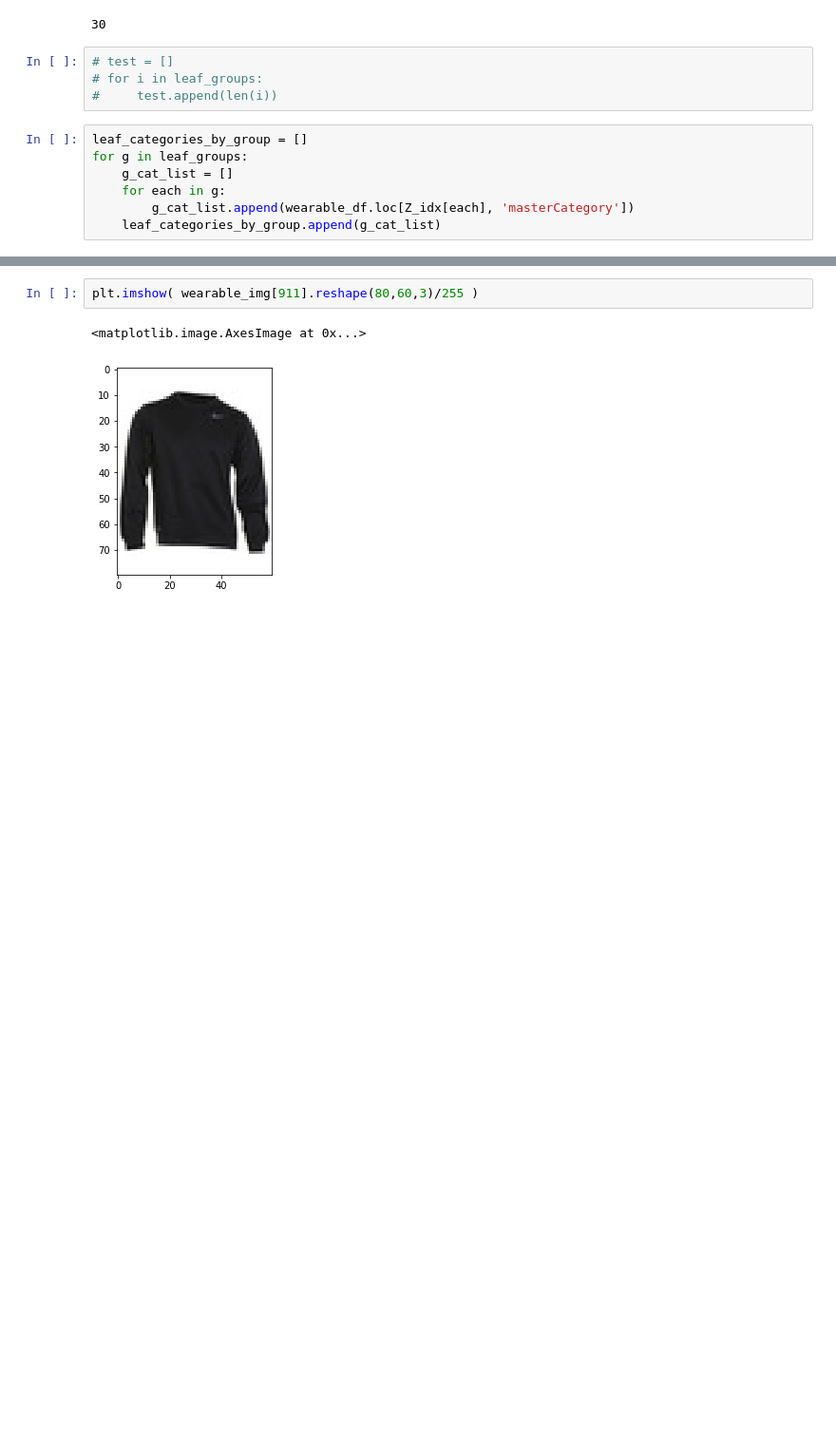
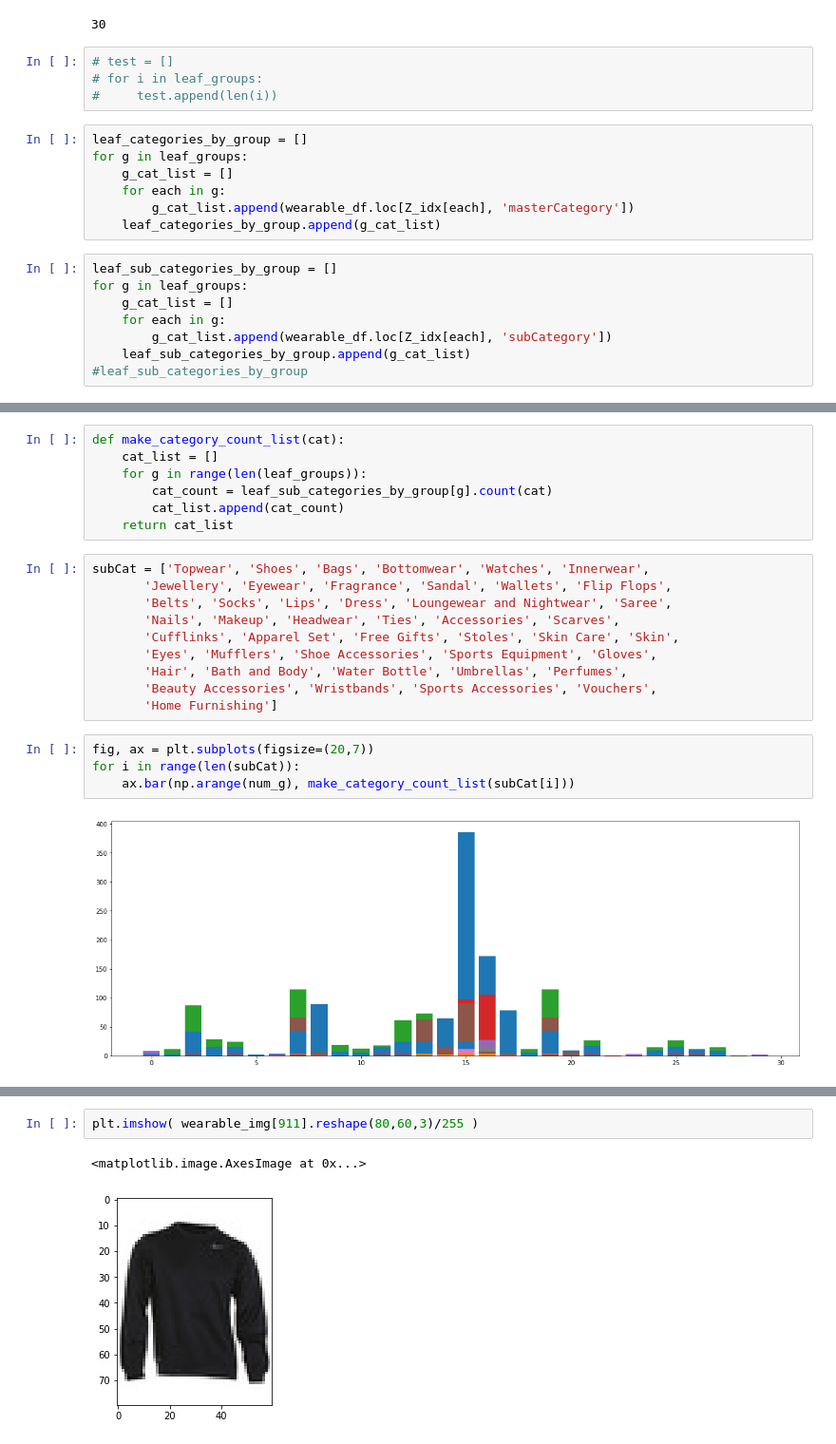
Before and after one commit to kellystroh/Clothing-Classification, a Jupyter notebook: Dendrogram.ipynb, the cells around one changed output, grey strips where cells are left out. Shown at 95% size. Drawn from its saved outputs; the diff is of its cells as text; blank space fills up the shorter version.

Commit message:
I care so much about this commit I could write a paragraph."

```diff
--- a/Dendrogram.ipynb
+++ b/Dendrogram.ipynb
@@ -328,3 +292,11 @@ for g in leaf_groups:
     for each in g:
         g_cat_list.append(wearable_df.loc[Z_idx[each], 'masterCategory'])
     leaf_categories_by_group.append(g_cat_list)
+# %%
+leaf_sub_categories_by_group = []
+for g in leaf_groups:
+    g_cat_list = []
+    for each in g:
+        g_cat_list.append(wearable_df.loc[Z_idx[each], 'subCategory'])
+    leaf_sub_categories_by_group.append(g_cat_list)
+#leaf_sub_categories_by_group
@@ -330,0 +347,23 @@ for g in leaf_groups:
+# %%
+def make_category_count_list(cat):
+    cat_list = []
+    for g in range(len(leaf_groups)):
+        cat_count = leaf_sub_categories_by_group[g].count(cat)
+        cat_list.append(cat_count)
+    return cat_list
+# %%
+subCat = ['Topwear', 'Shoes', 'Bags', 'Bottomwear', 'Watches', 'Innerwear',
+       'Jewellery', 'Eyewear', 'Fragrance', 'Sandal', 'Wallets', 'Flip Flops',
+       'Belts', 'Socks', 'Lips', 'Dress', 'Loungewear and Nightwear', 'Saree',
+       'Nails', 'Makeup', 'Headwear', 'Ties', 'Accessories', 'Scarves',
+       'Cufflinks', 'Apparel Set', 'Free Gifts', 'Stoles', 'Skin Care', 'Skin',
+       'Eyes', 'Mufflers', 'Shoe Accessories', 'Sports Equipment', 'Gloves',
+       'Hair', 'Bath and Body', 'Water Bottle', 'Umbrellas', 'Perfumes',
+       'Beauty Accessories', 'Wristbands', 'Sports Accessories', 'Vouchers',
+       'Home Furnishing']
+# %%
+fig, ax = plt.subplots(figsize=(20,7))
+for i in range(len(subCat)):
+    ax.bar(np.arange(num_g), make_category_count_list(subCat[i]))
+# %% [output]
+[figure, added]
```
Also changed, not shown: parts of 15 cells of this notebook, 1 other file.
